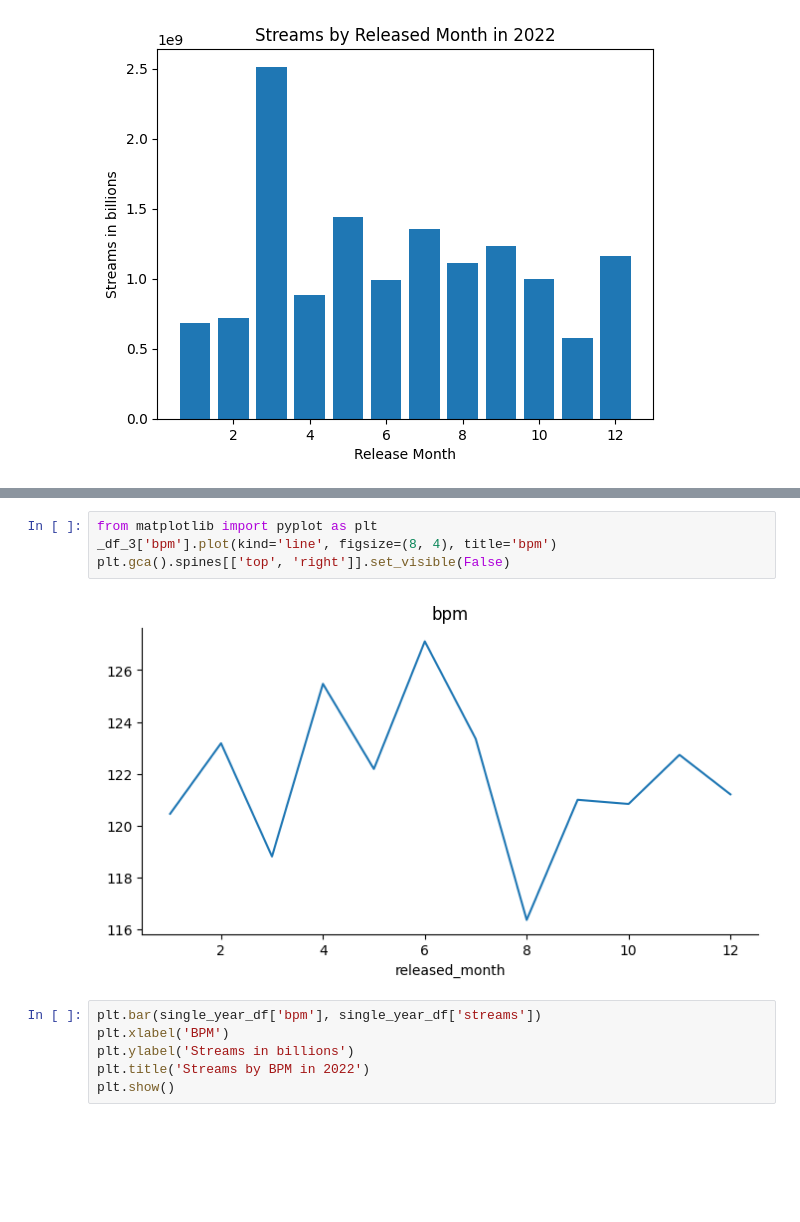
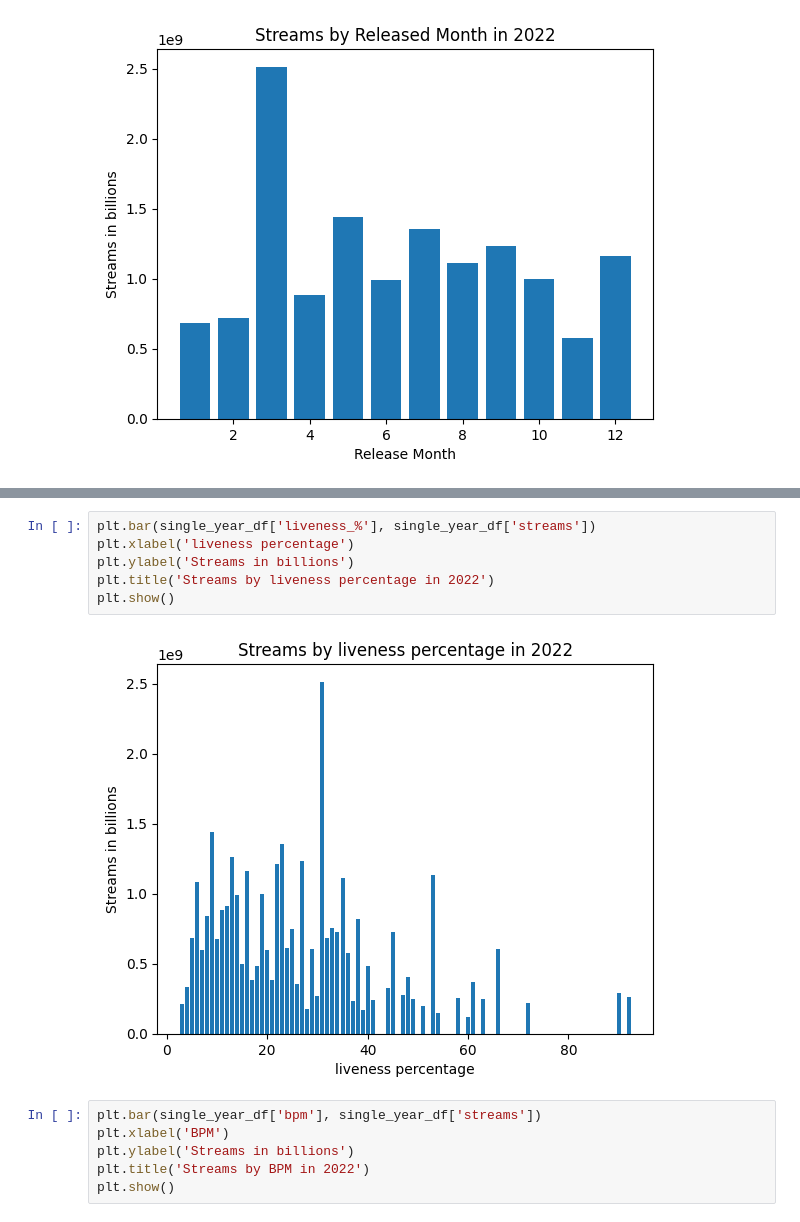
Before and after one commit to jb-seba/Spotify_TCS, a Jupyter notebook: TCS_Music_Project.ipynb, the cells around one changed output, grey strips where cells are left out. Cells and saved outputs as stored; diff of their text form; blank space fills up the shorter version.

```diff
--- a/TCS_Music_Project.ipynb
+++ b/TCS_Music_Project.ipynb
@@ -307,9 +277,11 @@ plt.gca().spines[['top', 'right']].set_visible(False)
-# %%
-from matplotlib import pyplot as plt
-_df_3['bpm'].plot(kind='line', figsize=(8, 4), title='bpm')
-plt.gca().spines[['top', 'right']].set_visible(False)
-# %% [output]
-[figure, removed]
+# %%
+plt.bar(single_year_df['liveness_%'], single_year_df['streams'])
+plt.xlabel('liveness percentage')
+plt.ylabel('Streams in billions')
+plt.title('Streams by liveness percentage in 2022')
+plt.show()
+# %% [output]
+[figure, added]
 # %%
 plt.bar(single_year_df['bpm'], single_year_df['streams'])
 plt.xlabel('BPM')
```
Also changed, not shown: parts of 4 cells of this notebook.
